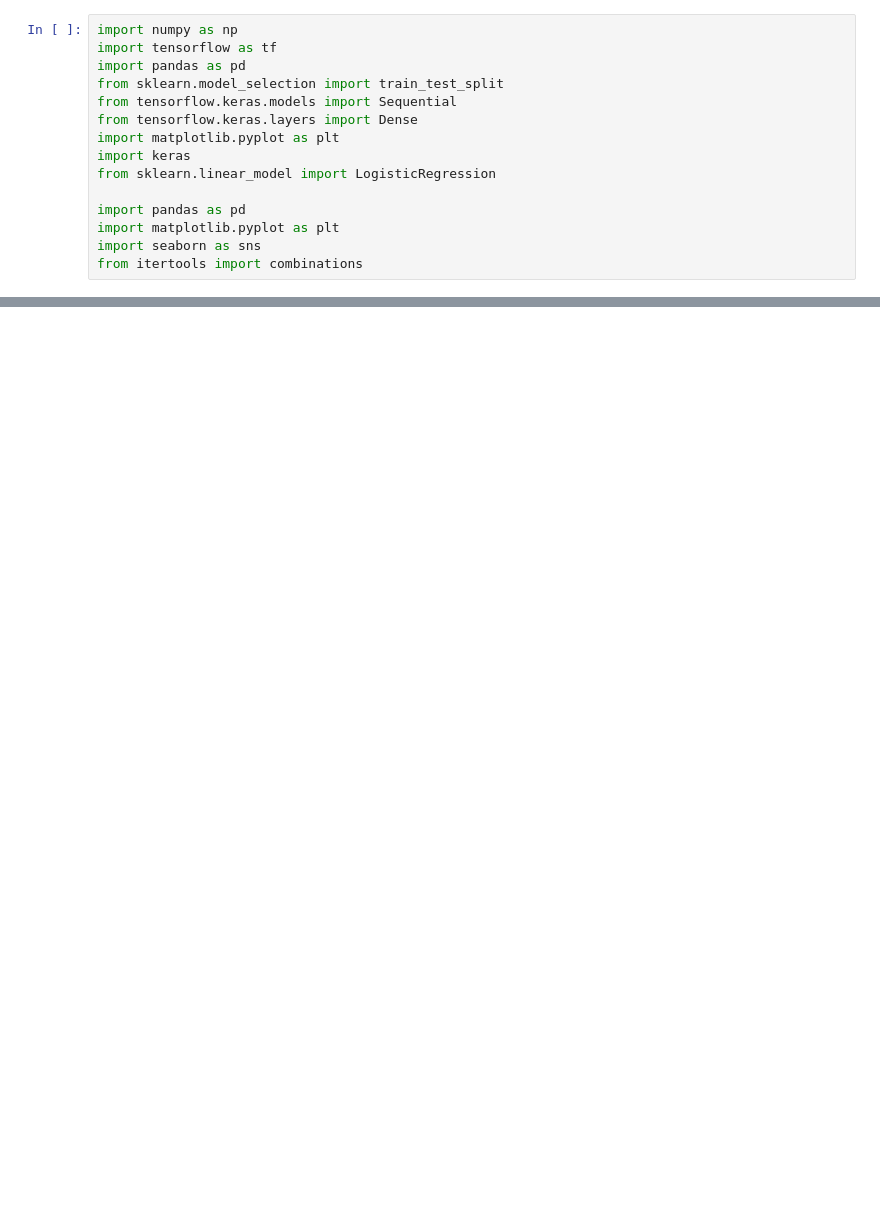
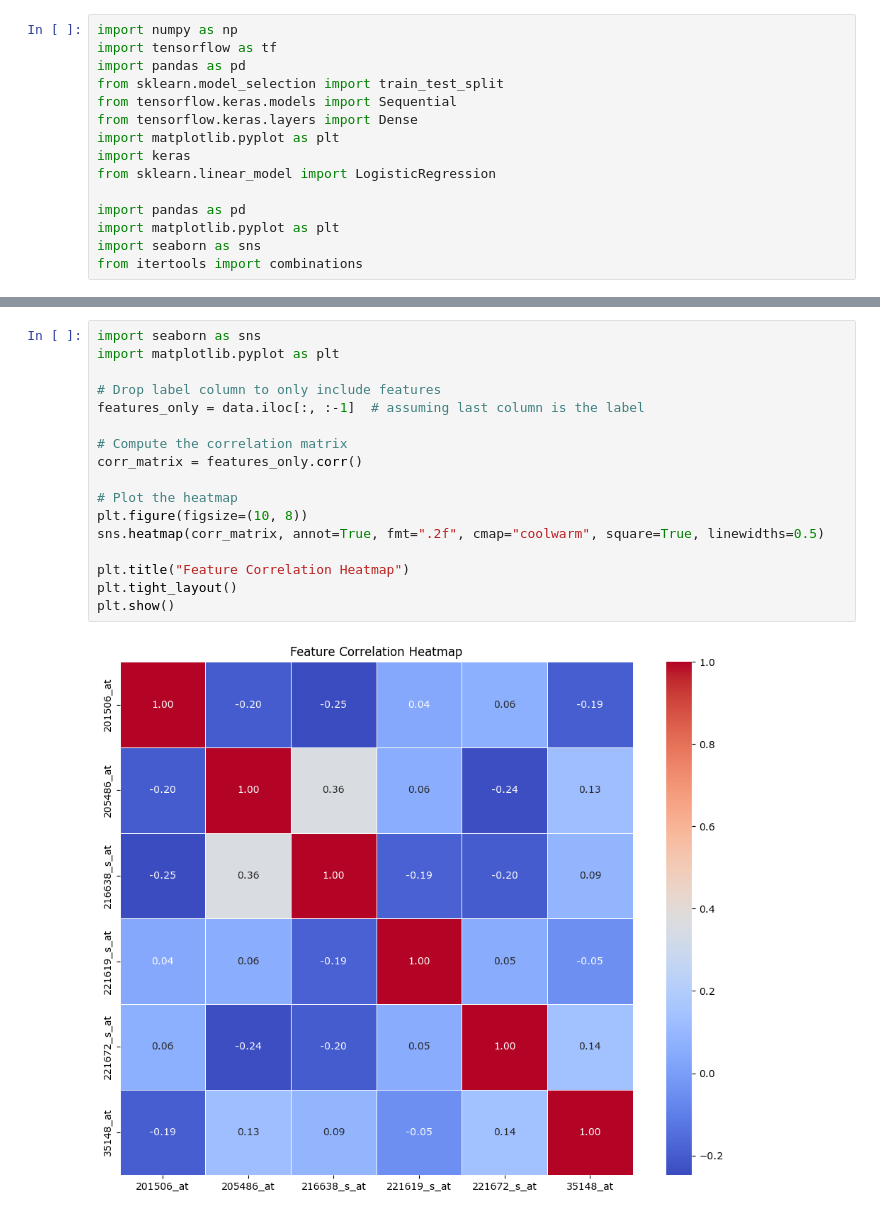
Before and after one commit to minionly/Machine_Learning, a Jupyter notebook: Project/Visualize Data.ipynb, the cells around one changed output, grey strips where cells are left out. Drawn from its saved outputs; the diff is of its cells as text; blank space fills up the shorter version.

```diff
--- a/Project/Visualize Data.ipynb
+++ b/Project/Visualize Data.ipynb
@@ -172,0 +205,19 @@ Index(['205486_at', '221619_s_at', '221672_s_at'], dtype='object')
+# %%
+import seaborn as sns
+import matplotlib.pyplot as plt
+
+# Drop label column to only include features
+features_only = data.iloc[:, :-1]  # assuming last column is the label
+
+# Compute the correlation matrix
+corr_matrix = features_only.corr()
+
+# Plot the heatmap
+plt.figure(figsize=(10, 8))
+sns.heatmap(corr_matrix, annot=True, fmt=".2f", cmap="coolwarm", square=True, linewidths=0.5)
+
+plt.title("Feature Correlation Heatmap")
+plt.tight_layout()
+plt.show()
+# %% [output]
+[figure, added]
```
Also changed, not shown: parts of 7 cells of this notebook, 11 other files.
